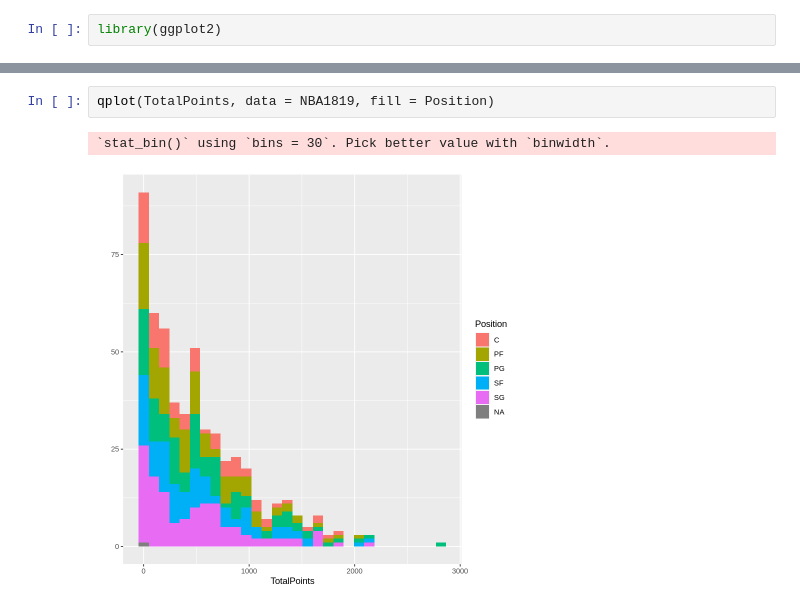
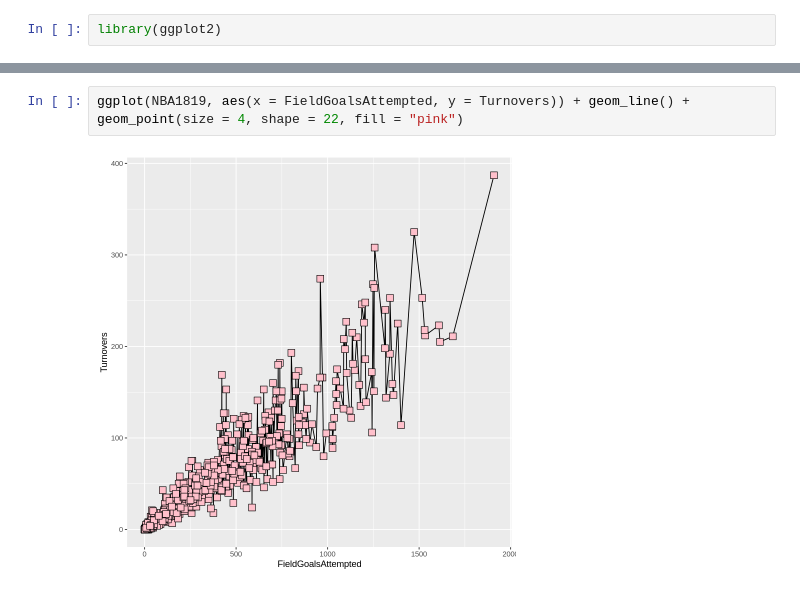
Before and after one commit to Yun-mi/bigdata, a Jupyter notebook: 0420期中考.ipynb, the cells around one changed output, grey strips where cells are left out. Drawn from its saved outputs; the diff is of its cells as text.

```diff
--- a/0420期中考.ipynb
+++ b/0420期中考.ipynb
@@ -131,5 +127,4 @@ qplot(FieldGoalsAttempted, TotalPoints, data = NBA1819, color = Position)
-# %%
-qplot(TotalPoints, data = NBA1819, fill = Position)
-# %% [output]
-`stat_bin()` using `bins = 30`. Pick better value with `binwidth`.
-[figure, removed]
+# %%
+ggplot(NBA1819, aes(x = FieldGoalsAttempted, y = Turnovers)) + geom_line() + geom_point(size = 4, shape = 22, fill = "pink")
+# %% [output]
+[figure, added]
```
Also changed, not shown: parts of 4 cells of this notebook.
